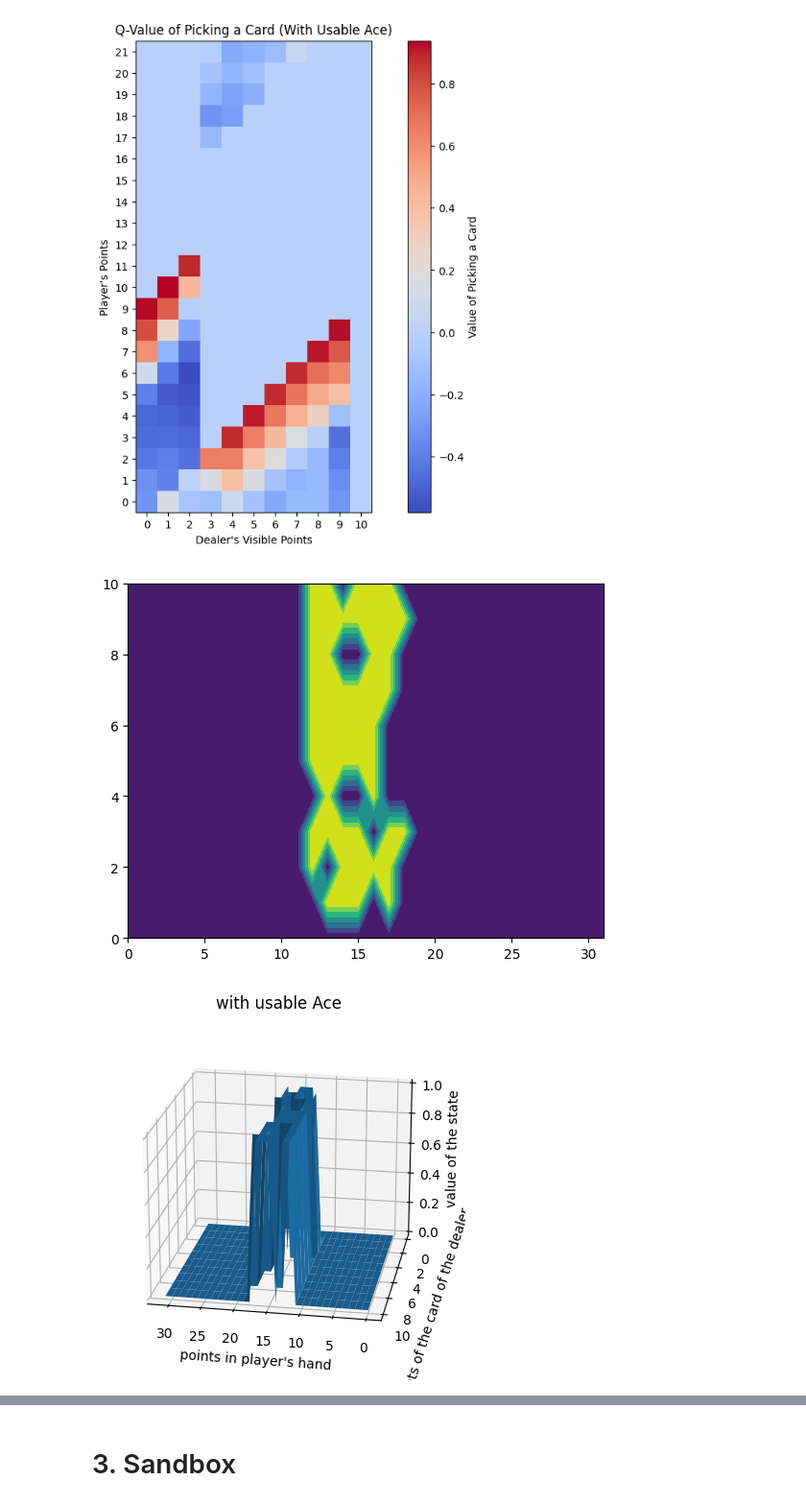
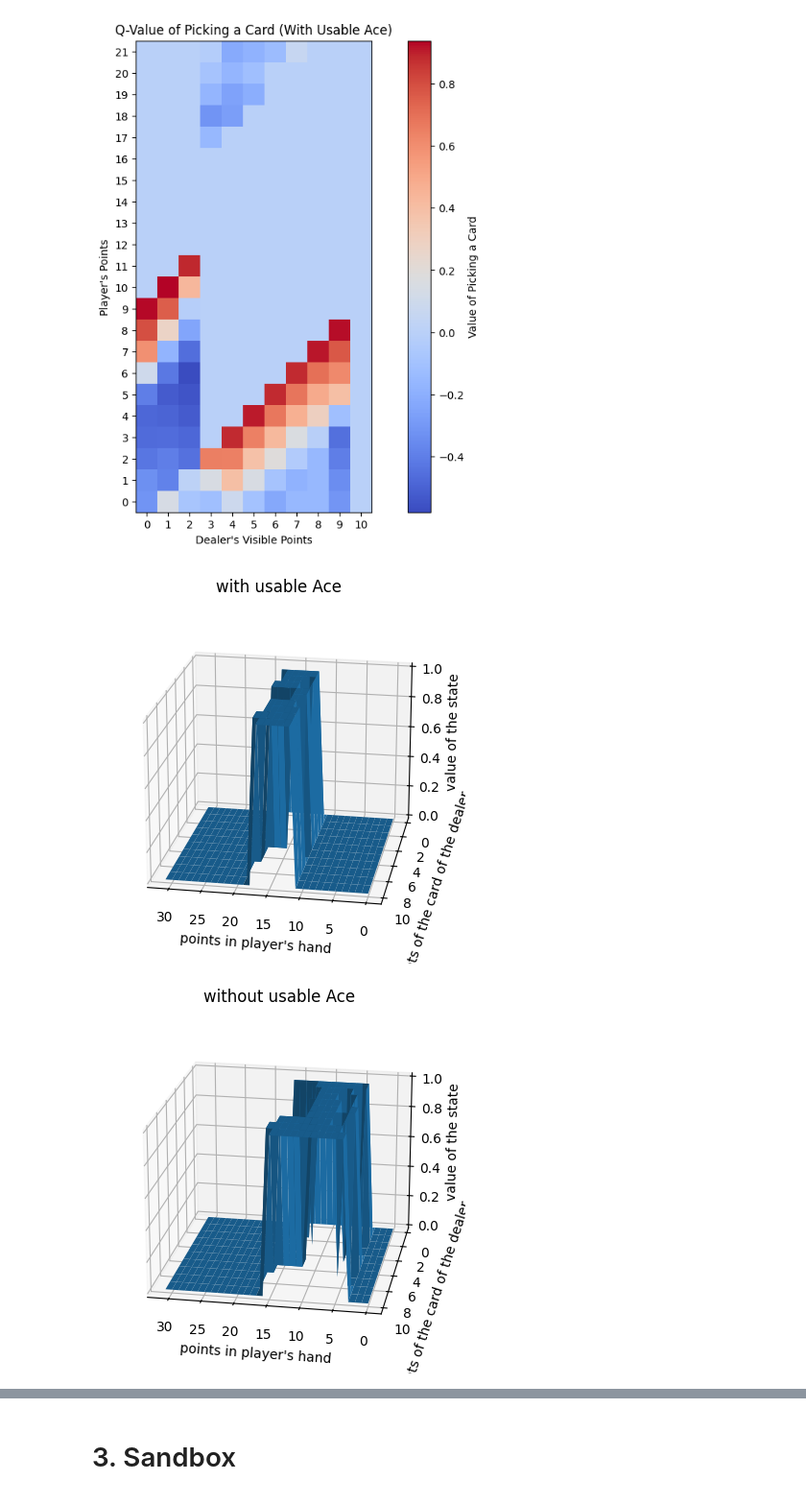
Before and after one commit to Pi-erren/psl_iasd_works, a Jupyter notebook: reinforcement_learning/On_Policy_Monte_Carlo .ipynb, the cells around one changed output, grey strips where cells are left out. Shown at 96% size. Saved outputs shown, nothing was run; the diff lists cells and outputs as text; code cells hidden in the pictures.

```diff
--- a/reinforcement_learning/On_Policy_Monte_Carlo .ipynb
+++ b/reinforcement_learning/On_Policy_Monte_Carlo .ipynb
@@ -69,18 +69,19 @@ def fz_encode(state):
 def fz_decode(state):
   return state
 # %%
-def draw(state_policy):
+def draw(policy, state_index):
   """
   Draw an action for a given state by following the distribution of action probabilities of this state.
 
   Args:
-    state_policy (1D numpy.array): the policy for a given state that gives the probability of each action to be chosen. sum_p[policy(s)] = 1
+    - policy (numpy.array): the policy i.e. the mapping (states: actions)
+    - state (int): the index of the state
 
   Returns:
-    action (int): the number / index of the action
+    action (int): the number / index of the action for the given state index
   """
 
-  return np.random.choice(a = state_policy.shape[0], p = state_policy)
+  return np.random.choice(a = policy[state_index].shape[0], p = policy[state_index])
 # %%
 def update_eps_greedy_policy(epsilon, q):
   """
@@ -387,16 +500,16 @@ The state of the blackjack game is described by a triplet (s1, s2, a), where s1
 ## 1.1. Setting up environement
 # %%
 bj_env = gym.make("Blackjack-v1")
-nb_actions = bj_env.action_space.n
-nb_states = math.prod(space.n for space in bj_env.observation_space)
+bj_nb_actions = bj_env.action_space.n
+bj_nb_states = math.prod(space.n for space in bj_env.observation_space)
 # maxSum is the maximum sum I can have in my hand
 max_sum = 32
 # maxOppScore is the maximum value of the card I can see from the opponent,
 max_opp_score = 11
 
-print("there are ", nb_actions, "actions")
+print("there are ", bj_nb_actions, "actions")
 print("observation space: ", bj_env.observation_space)
-print("there are ", nb_states, "states")
+print("there are ", bj_nb_states, "states")
 # %% [output]
 there are  2 actions
 observation space:  Tuple(Discrete(32), Discrete(11), Discrete(2))
@@ -406,10 +519,11 @@ there are  704 states
 
 Avec les algorithmes "Value Iteration" ou "Policy Iteration", on aurait besoin de calculer la matrice de transition. Etant donné le nombre d'états, il serait probablement très fastidieux d'écrire cette matrice "à la main" ou bien d'écrire un programme pour calculer chaque probabilité exactement!
 # %%
+# Learning a policy
 bj_policy, bj_q, bj_historic_rewards = on_policy_monte_carlo(
     env=bj_env,
-    nb_states=nb_states,
-    nb_actions=nb_actions,
+    nb_states=bj_nb_states,
+    nb_actions=bj_nb_actions,
     encode_fct=bj_encode,
     nb_episodes=500000,
     epsilon=0.1
@@ -497,33 +616,32 @@ bj_v = np.argmax(bj_q, axis = 1)
 for i in range(max_sum):
   for j in range(max_opp_score):
     index = bj_encode([i,j,True])
     z1[i,j] =  bj_v[index]
     index = bj_encode([i,j,False])
     z2[i,j] =  bj_v[index]
 
 xx, yy = np.meshgrid(x,y)
-h = plt.contourf(x,y,z1[:,:].T)
 # First plot
 fig = plt.figure()
 ax = fig.add_subplot(111, projection="3d")  # Use add_subplot with projection='3d'
 ax.plot_surface(xx, yy, z1[:, :].T)
 ax.view_init(20, 100)
 plt.title("with usable Ace")
 plt.xlabel("points in player's hand")
 plt.ylabel("points of the card of the dealer")
 ax.set_zlabel("value of the state")
 plt.show()
 
 # Second plot
 fig = plt.figure()
 ax = fig.add_subplot(111, projection="3d")  # Use add_subplot with projection='3d'
 ax.plot_surface(xx, yy, z2[:, :].T)
 ax.view_init(20, 100)
 plt.title("without usable Ace")
 plt.xlabel("points in player's hand")
 plt.ylabel("points of the card of the dealer")
 ax.set_zlabel("value of the state")
 plt.show()
 # %% [output]
-[figure, old version]
+[figure, new version]
-[figure, old version]
+[figure, new version]
```
Also changed, not shown: parts of 27 cells of this notebook.
